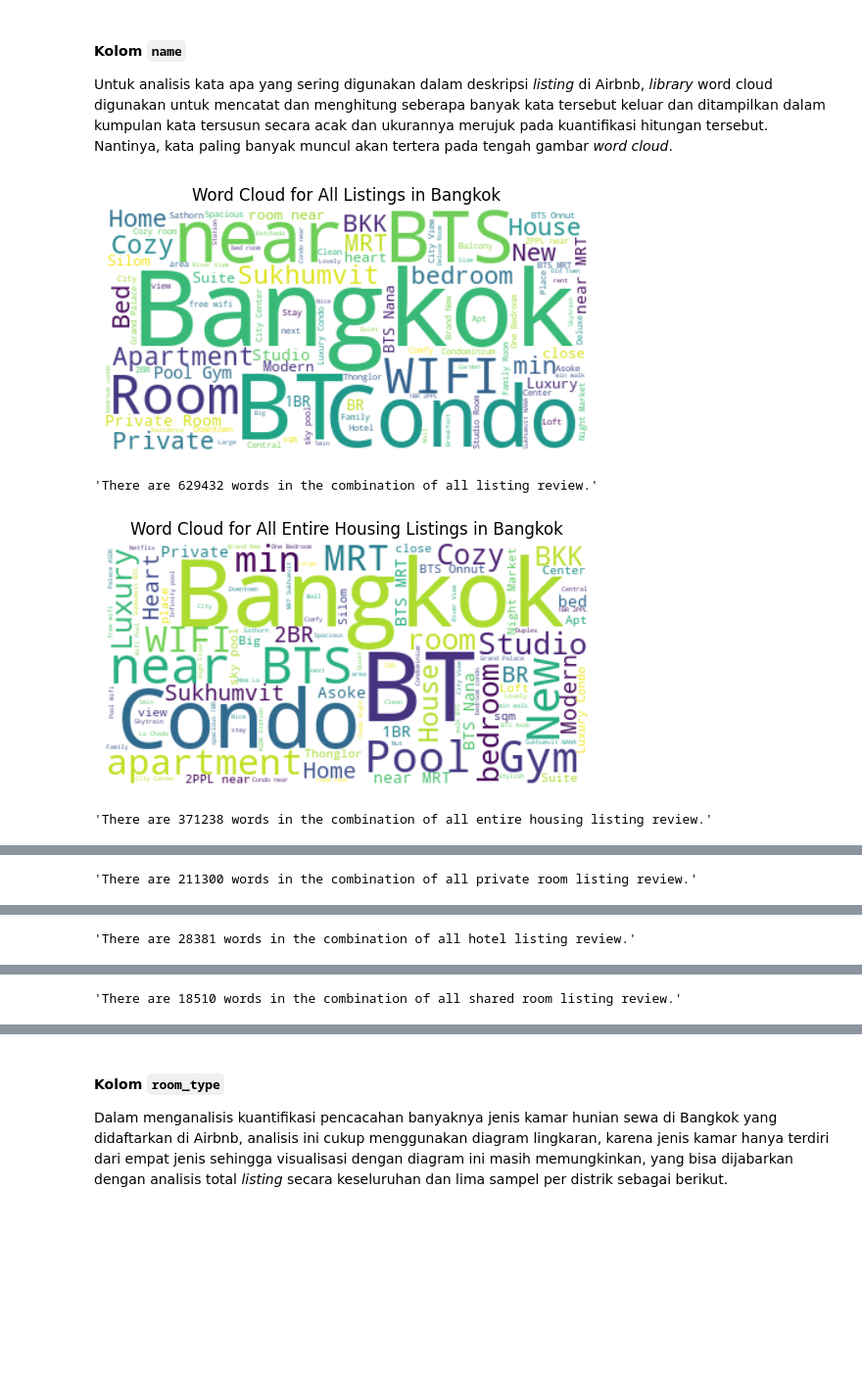
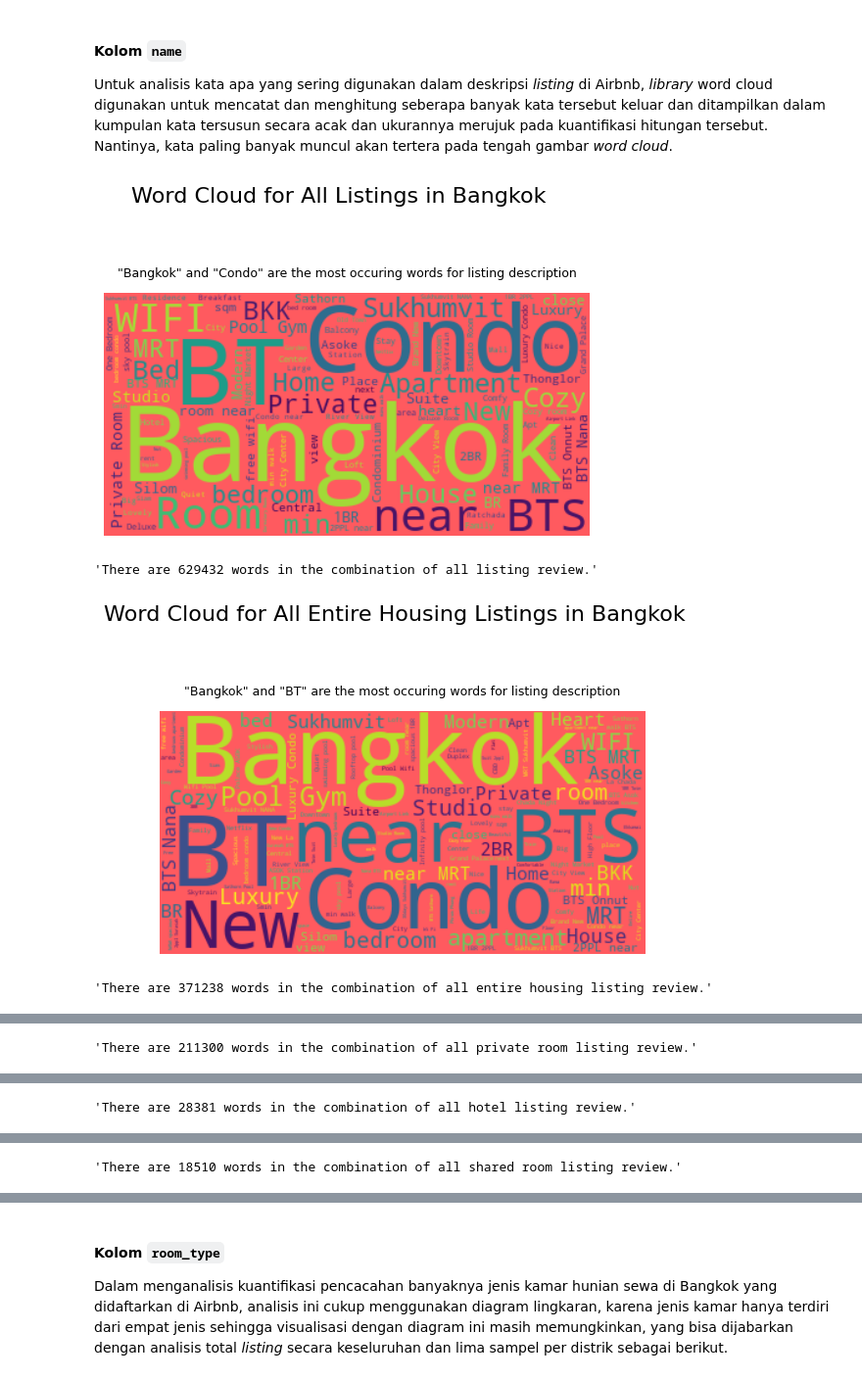
Before and after one commit to mrarvandy/capstone-project-module-2-jcdsol-016, a Jupyter notebook: data-analysis.ipynb, the cells around one changed output, grey strips where cells are left out. Shown at 98% size. Cells and saved outputs as stored; diff of their text form; code cells hidden in the pictures; blank space fills up the shorter version.

Commit message:
data analysis

```diff
--- a/data-analysis.ipynb
+++ b/data-analysis.ipynb
@@ -136,7 +137,7 @@ for column in df_numeric_columns:
     if (column not in ['id', 'host_id', 'latitude', 'longitude']):
         rowNum = plotPoint // 3
         colNum = plotPoint % 3
-        sns.histplot(data = df[column].dropna(), kde = True, ax = axes[rowNum, colNum], bins = 25)
+        sns.histplot(data = df[column].dropna(), kde = True, ax = axes[rowNum, colNum], bins = 25, color = '#FF5A5F')
         plotPoint += 1
 fig.delaxes(axes[2,1])
 fig.delaxes(axes[2,2])
@@ -151,7 +152,7 @@ for column in df_numeric_columns:
     if (column not in ['id', 'host_id', 'latitude', 'longitude']):
         rowNum = plotPoint // 3
         colNum = plotPoint % 3
-        sns.boxplot(data = df[column].dropna(), ax = axes[rowNum, colNum])
+        sns.boxplot(data = df[column].dropna(), ax = axes[rowNum, colNum], color = '#FF5A5F')
         plotPoint += 1
 fig.delaxes(axes[2,1])
 fig.delaxes(axes[2,2])
@@ -929,10 +930,11 @@ Untuk analisis kata apa yang sering digunakan dalam deskripsi *listing* di Airbn
 # %%
 textAll = ' '.join(listingDescription for listingDescription in df.name)
 
-wordcloudAll = WordCloud(background_color = 'white').generate(textAll)
+wordcloudAll = WordCloud(background_color = '#FF5A5F').generate(textAll)
 plt.imshow(wordcloudAll, interpolation = 'bilinear')
 plt.axis("off")
-plt.title('Word Cloud for All Listings in Bangkok')
+plt.suptitle('Word Cloud for All Listings in Bangkok', fontsize = 16)
+plt.title('"Bangkok" and "Condo" are the most occuring words for listing description', fontsize = 9, pad = 12)
 plt.show()
 display(f'There are {len(textAll)} words in the combination of all listing review.')
 
@@ -940,47 +942,51 @@ df_home = df[df['room_type'] == 'Entire home/apt']
 
 textHome = ' '.join(listingDescription for listingDescription in df_home.name)
 
-wordcloudHome = WordCloud(background_color = 'white').generate(textHome)
+wordcloudHome = WordCloud(background_color = '#FF5A5F').generate(textHome)
 plt.imshow(wordcloudHome, interpolation = 'bilinear')
 plt.axis("off")
-plt.title('Word Cloud for All Entire Housing Listings in Bangkok')
+plt.suptitle('Word Cloud for All Entire Housing Listings in Bangkok', fontsize = 16)
+plt.title('"Bangkok" and "BT" are the most occuring words for listing description', fontsize = 9, pad = 12)
 plt.show()
 display(f'There are {len(textHome)} words in the combination of all entire housing listing review.')
 
 df_private = df[df['room_type'] == 'Private room']
 
 textPrivate = ' '.join(listingDescription for listingDescription in df_private.name)
 
-wordcloudPrivate = WordCloud(background_color = 'white').generate(textPrivate)
+wordcloudPrivate = WordCloud(background_color = '#FF5A5F').generate(textPrivate)
 plt.imshow(wordcloudPrivate, interpolation = 'bilinear')
 plt.axis("off")
-plt.title('Word Cloud for All Private Room Listings in Bangkok')
+plt.suptitle('Word Cloud for All Private Room Listings in Bangkok', fontsize = 16)
+plt.title('"Bangkok" and "Room" are the most occuring words for listing description', fontsize = 9, pad = 12)
 plt.show()
 display(f'There are {len(textPrivate)} words in the combination of all private room listing review.')
 
 df_hotel = df[df['room_type'] == 'Hotel room']
 
 textHotel = ' '.join(listingDescription for listingDescription in df_hotel.name)
 
-wordcloudHotel = WordCloud(background_color = 'white').generate(textHotel)
+wordcloudHotel = WordCloud(background_color = '#FF5A5F').generate(textHotel)
 plt.imshow(wordcloudHotel, interpolation = 'bilinear')
 plt.axis("off")
-plt.title('Word Cloud for All Hotel Listings in Bangkok')
+plt.suptitle('Word Cloud for All Hotel Listings in Bangkok', fontsize = 16)
+plt.title('"Bed" and "Room" are the most occuring words for listing description', fontsize = 9, pad = 12)
 plt.show()
 display(f'There are {len(textHotel)} words in the combination of all hotel listing review.')
 
 df_shared = df[df['room_type'] == 'Shared room']
 
 textShared = ' '.join(listingDescription for listingDescription in df_shared.name)
 
-wordcloudShared = WordCloud(background_color = 'white').generate(textShared)
+wordcloudShared = WordCloud(background_color = '#FF5A5F').generate(textShared)
 plt.imshow(wordcloudShared, interpolation = 'bilinear')
 plt.axis("off")
-plt.title('Word Cloud for All Shared Room Listings in Bangkok')
+plt.suptitle('Word Cloud for All Shared Room Listings in Bangkok', fontsize = 16)
+plt.title('"Hostel" and "Bed" are the most occuring words for listing description', fontsize = 9, pad = 12)
 plt.show()
 display(f'There are {len(textShared)} words in the combination of all shared room listing review.')
 # %% [output]
-[figure, old version]
+[figure, new version]
 'There are 629432 words in the combination of all listing review.'
-[figure, old version]
+[figure, new version]
 'There are 371238 words in the combination of all entire housing listing review.'
```
Also changed, not shown: parts of 21 cells of this notebook.
